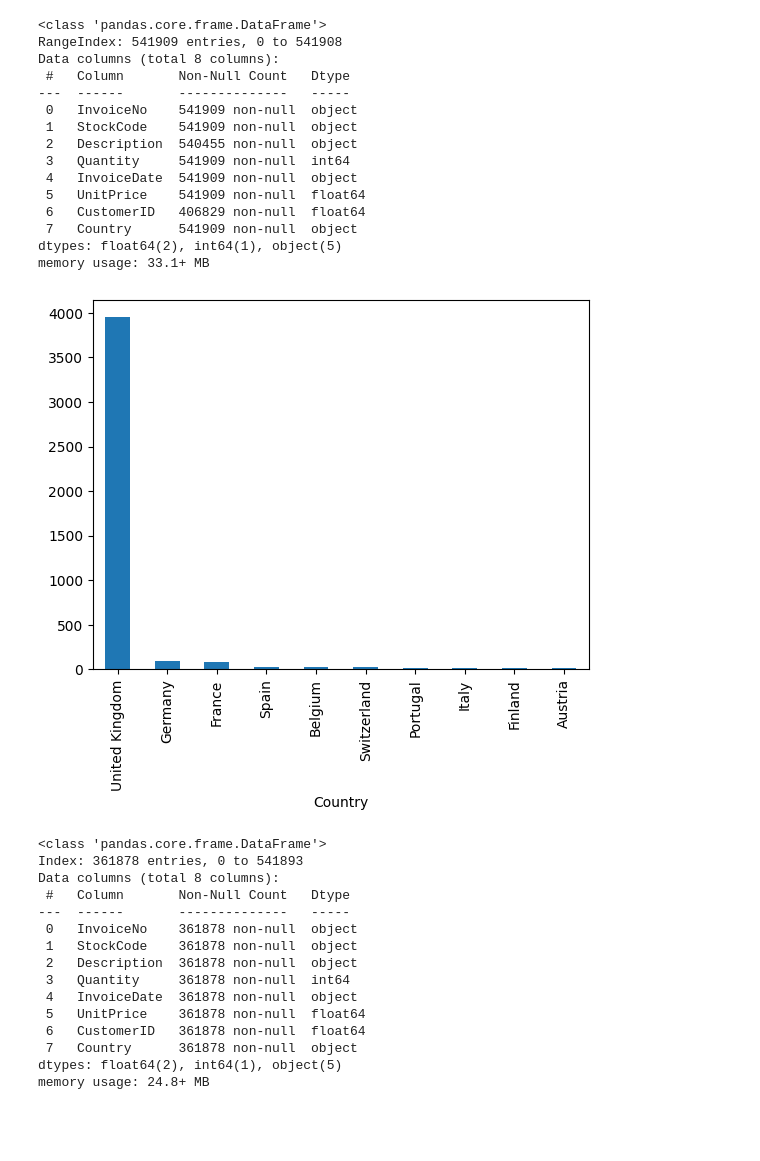
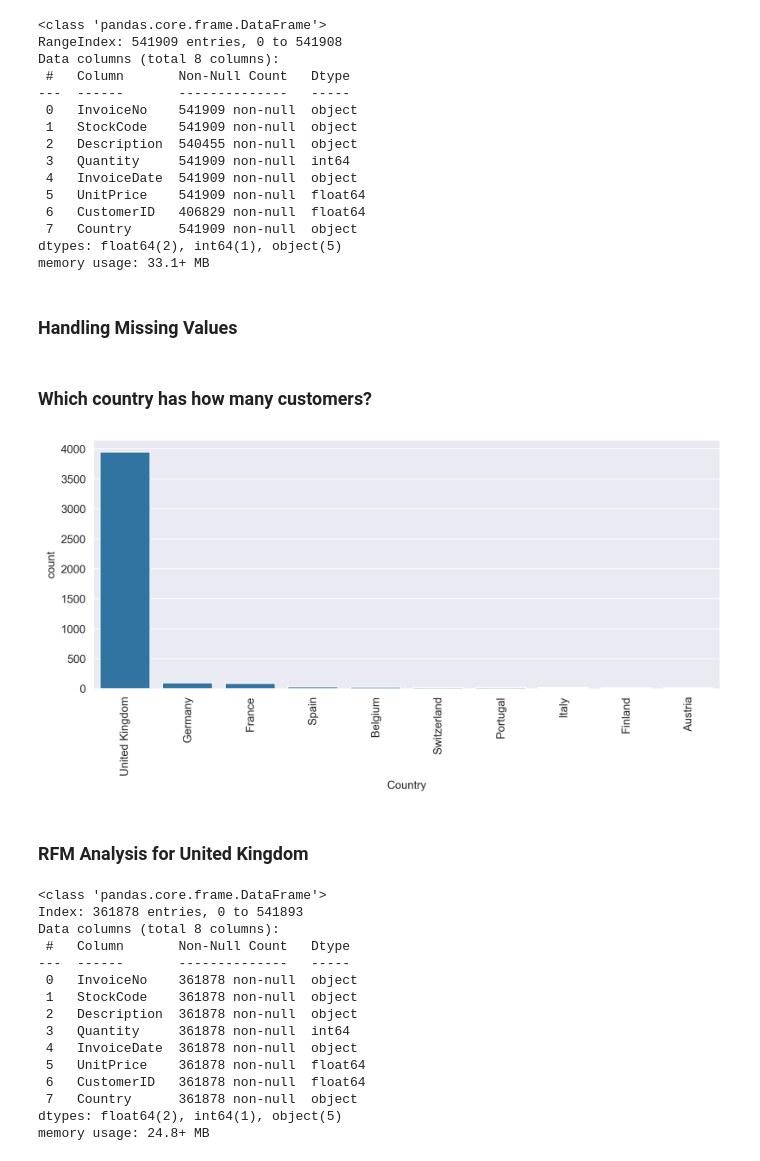
Before and after one commit to Ngawang-Gurung/eXtensoData, a Jupyter notebook: Data Analysis/RFM Analysis/rfm.ipynb, the cells around one changed output. Drawn from its saved outputs; the diff is of its cells as text; code cells hidden in the pictures; blank space fills up the shorter version.

```diff
--- a/Data Analysis/RFM Analysis/rfm.ipynb
+++ b/Data Analysis/RFM Analysis/rfm.ipynb
@@ -4,3 +6,5 @@ import pandas as pd # for dataframes
 import matplotlib.pyplot as plt # for plotting graphs
 import seaborn as sns # for plotting graphs
 import datetime as dt
+
+sns.set_style('darkgrid')
@@ -32,4 +38,6 @@ Data columns (total 8 columns):
  7   Country      541909 non-null  object
 dtypes: float64(2), int64(1), object(5)
 memory usage: 33.1+ MB
+# %% [markdown]
+### Handling Missing Values
 # %%
@@ -37,9 +45,15 @@ df= df[pd.notnull(df['CustomerID'])]
+# %% [markdown]
+### Which country has how many customers?
 # %%
 filterd_df = df[['Country', 'CustomerID']].drop_duplicates()
-# %%
-filterd_df.Country.value_counts()[:10].plot(kind = 'bar');
-# %% [output]
-[figure, removed]
+# %%
+fig = plt.figure(figsize=(10, 4), dpi= 300)
+ax = sns.barplot(data = filterd_df['Country'].value_counts()[:10]);
+ax.tick_params(axis='x', rotation=90)
+# %% [output]
+[figure, added]
+# %% [markdown]
+### RFM Analysis for United Kingdom
 # %%
 uk_df = df[df.Country == 'United Kingdom']
 # %%
```
Also changed, not shown: parts of 12 cells of this notebook, 22 other files.
